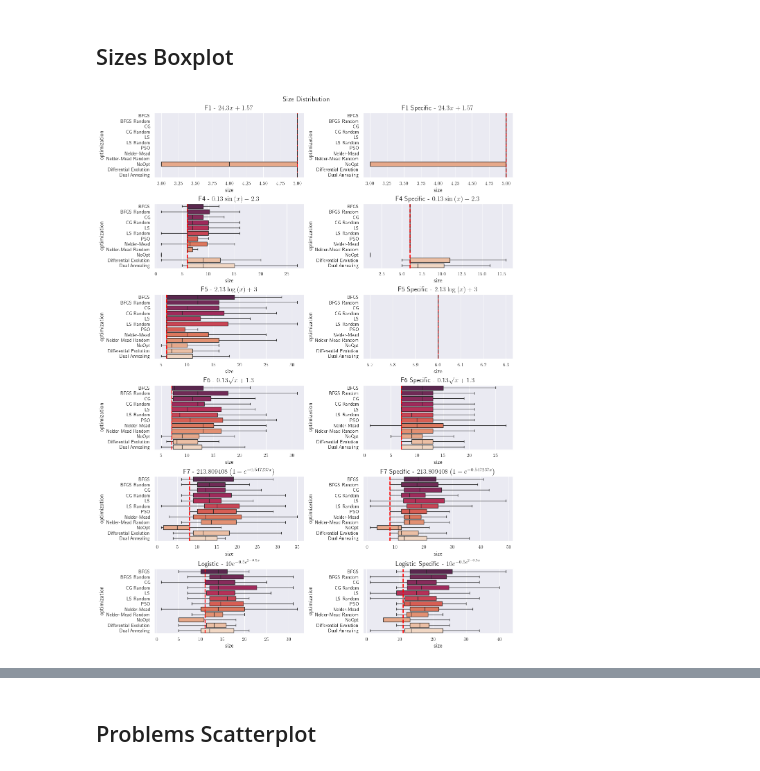
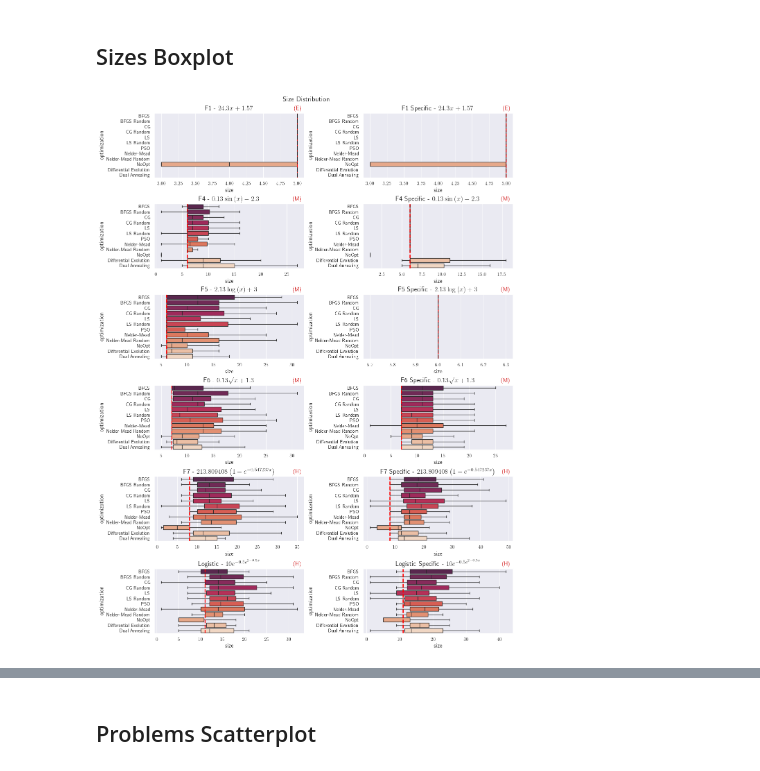
Before and after one commit to Guilherme-Ataliba/CSOWP-Symbolic-Regression, a Jupyter notebook: Article/figures.ipynb, the cells around one changed output, grey strips where cells are left out. Cells and saved outputs as stored; diff of their text form; code cells hidden in the pictures.

```diff
--- a/Article/figures.ipynb
+++ b/Article/figures.ipynb
@@ -220,0 +266,25 @@ for value, row in zip(expected_data.index, expected_data["size"]):
+# %%
+X_true_data = {"F1": np.linspace(-5, 5, 1000), "F4": np.linspace(-5, 5, 1000),
+               "F5": np.linspace(0.1, 10, 1000), "F6": np.linspace(0.1, 10, 1000),
+               "F7": np.linspace(0.1, 10, 1000), "F11": np.linspace(-5, 5, 1000),
+               "logistic": np.linspace(-5, 15, 1000), "projectile_motion": np.linspace(-5, 5, 1000),
+               "damped_pendulum": np.linspace(-5, 5, 1000), "radioactive_decay": np.linspace(-5, 5, 1000)}
+
+func_true_data = {"F1": lambda x: 1.57 + 24.3*x, "F4": lambda x: -2.3 + 0.13*np.sin(x),
+                  "F5": lambda x: 3 + 2.13*np.log(x), "F6": lambda x: 1.3 + 0.13*np.sqrt(x),
+                  "F7": lambda x: 213.81*(1-np.exp(-0.547237*x)), "F11": lambda x: 6.87 + 11*np.cos(7.23*x**3),
+                  "logistic": lambda x: 10*np.exp(-0.5*np.exp(-0.5*x+2)), "projectile_motion": lambda x: 6*x - 9.8*x**2,
+                  "damped_pendulum": lambda x: np.exp(-x/10)*3*np.cos(2*x), "radioactive_decay": lambda x: 10*np.exp(-0.5*x)}
+
+y_true_data = {}
+for key, value in X_true_data.items():
+    y_true_data[key] = func_true_data[key](value)
+    y_true_data[f"{key}_specific"] = func_true_data[key](value)
+
+y_true_data["logistic_noTanh"] = func_true_data["logistic"](X_true_data["logistic"])
+
+var_true_data = {}
+for key, value in y_true_data.items():
+    var_true_data[key] = np.var(value)
+
+var_true_data
@@ -221,3 +309,11 @@ for value, row in zip(expected_data.index, expected_data["size"]):
+# %%
+R2 = []
+
+for index, row in ted_data.iterrows():
+    R2_score = 1 - row.MSE/var_true_data[row.problem]
+    R2.append(R2_score)
+
+ted_data["R2"] = R2
 # %%
 def TED_MSE_table(optimization, ted_threshold=3, MSE_threshold=1e-6):
     values = optimization[["TED", "MSE"]]
@@ -845,31 +1048,38 @@ for c in range(int(len(axs)/2)):
 
     current_xticks = axs[i].get_xticks()
 
+    axs[i].text(0.985, 1.12, f"{TED_difficulty[problems_std[c]]}",
+           ha='right', va='top', transform=axs[i].transAxes, c="tab:red",
+           fontweight="bold")
 
 
 
     for d, problem in enumerate(problems_specific):
         if f"{problems_std[c]}_" in problem:
             break
 
     data = ted_data[ted_data["problem"] == problem]
     # axs[i+1].set_title(problems_specific[d])
     axs[i+1].set_title(f"{problems_specific_title[d]} - " + fr"${solution_strings[problems_specific[d]]}$")
 
     sns.boxplot(data, x="size", y="optimization", hue="optimization", ax=axs[i+1],
                 palette=rocket_palette, showfliers=False)
 
     y_labels = [opt_names[label.get_text()] for label in axs[i+1].get_yticklabels()]
     axs[i+1].set_yticklabels(y_labels)
 
     expected_size = sizes[problems_specific[d]]
     axs[i+1].axvline(x=expected_size, color='red', linestyle='--', linewidth=2)
 
     current_xticks = axs[i+1].get_xticks()
 
+    axs[i+1].text(0.985, 1.12, f"{TED_difficulty[problems_std[d]]}",
+           ha='right', va='top', transform=axs[i+1].transAxes, c="tab:red",
+           fontweight="bold")
+
 
 
 plt.suptitle("Size Distribution")
 plt.savefig("figures/Size_boxplot.jpg", dpi=300)
 # %% [output]
-[figure, old version]
+[figure, new version]
```
Also changed, not shown: parts of 16 cells of this notebook, 19 other files.
